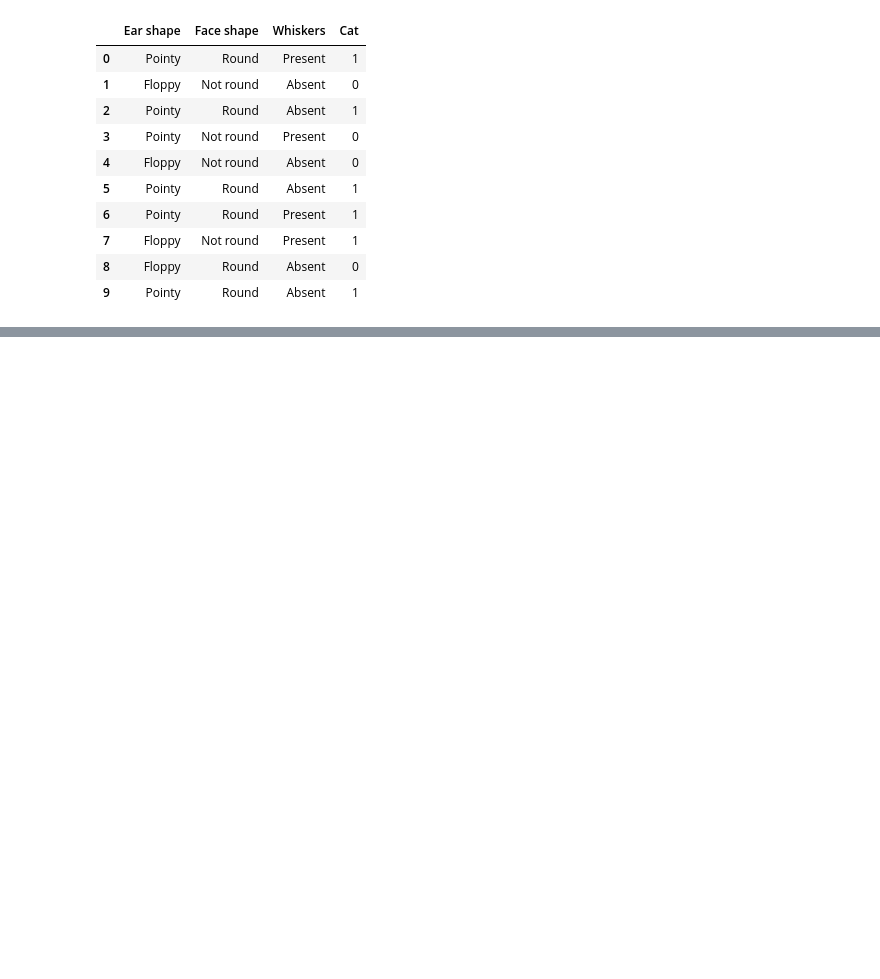
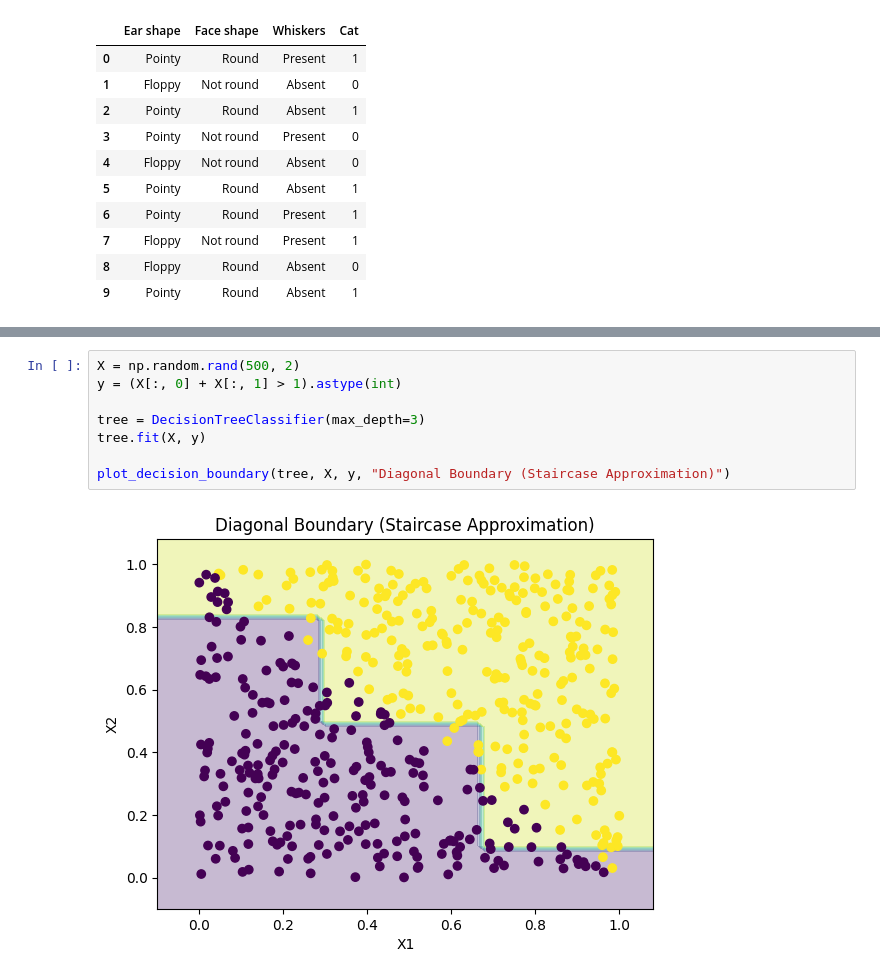
Before and after one commit to ducanh19082007/Quantitative_Finance_Self_Learning, a Jupyter notebook: Machine_Learning/Decision_Tree_Algo/Decision_Tree_Algo_Classification.ipynb, the cells around one changed output, grey strips where cells are left out. Drawn from its saved outputs; the diff is of its cells as text; blank space fills up the shorter version.

```diff
--- a/Machine_Learning/Decision_Tree_Algo/Decision_Tree_Algo_Classification.ipynb
+++ b/Machine_Learning/Decision_Tree_Algo/Decision_Tree_Algo_Classification.ipynb
@@ -197,0 +280,10 @@ plt.show()
+# %%
+X = np.random.rand(500, 2)
+y = (X[:, 0] + X[:, 1] > 1).astype(int)
+
+tree = DecisionTreeClassifier(max_depth=3)
+tree.fit(X, y)
+
+plot_decision_boundary(tree, X, y, "Diagonal Boundary (Staircase Approximation)")
+# %% [output]
+[figure, added]
```
Also changed, not shown: parts of 9 cells of this notebook, 7 other files.
